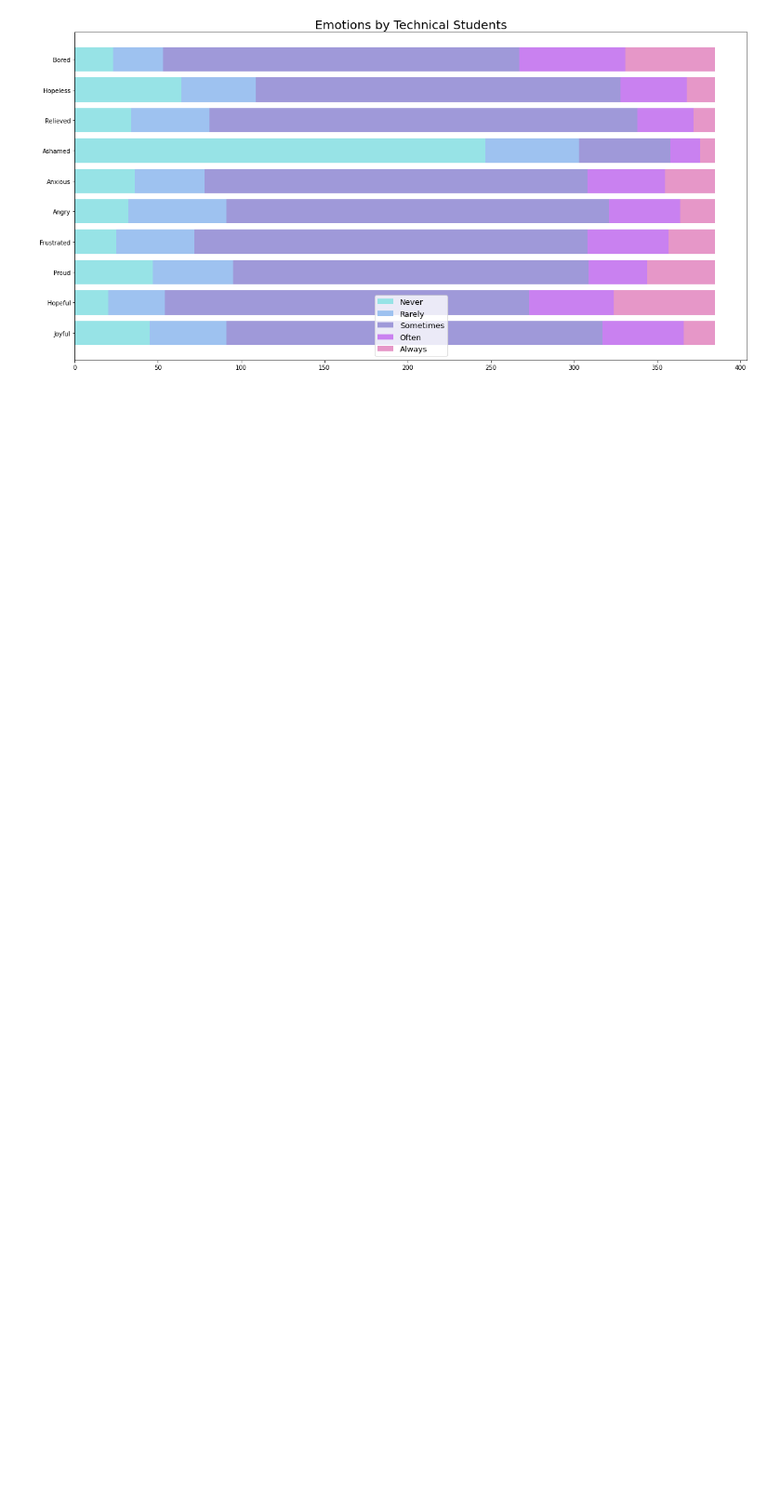
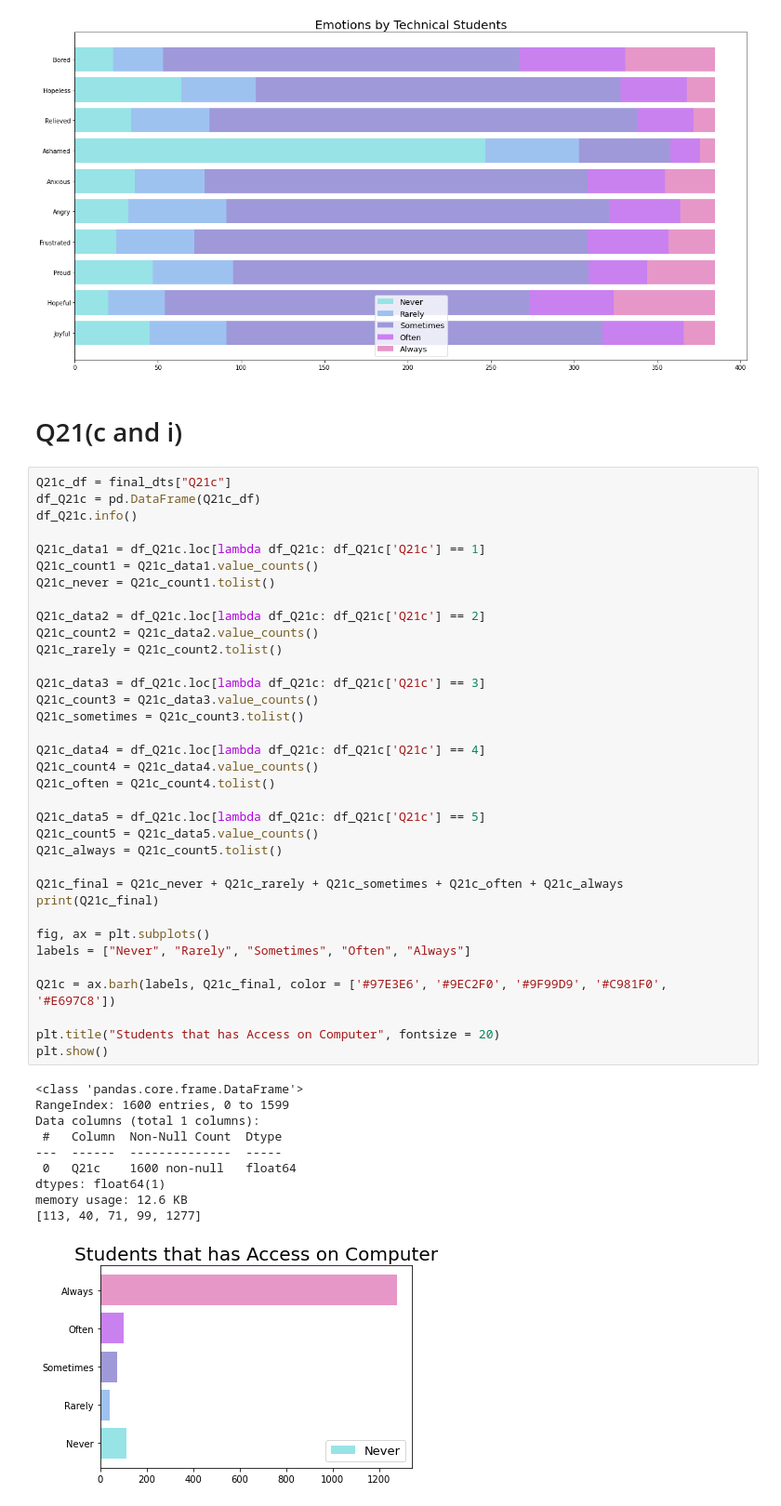
Before and after one commit to Jayres18/BAT404-Project, a Jupyter notebook: visualization.ipynb, the cells around one changed output. Shown at 93% size. Drawn from its saved outputs; the diff is of its cells as text; blank space fills up the shorter version.

```diff
--- a/visualization.ipynb
+++ b/visualization.ipynb
@@ -1813,3 +1813,51 @@ ax.legend(labels, fontsize = 13)
 plt.show()
 # %% [output]
 [figure]
+# %% [markdown]
+# Q21(c and i)
+# %%
+Q21c_df = final_dts["Q21c"]
+df_Q21c = pd.DataFrame(Q21c_df)
+df_Q21c.info()
+
+Q21c_data1 = df_Q21c.loc[lambda df_Q21c: df_Q21c['Q21c'] == 1]
+Q21c_count1 = Q21c_data1.value_counts()
+Q21c_never = Q21c_count1.tolist()
+
+Q21c_data2 = df_Q21c.loc[lambda df_Q21c: df_Q21c['Q21c'] == 2]
+Q21c_count2 = Q21c_data2.value_counts()
+Q21c_rarely = Q21c_count2.tolist()
+
+Q21c_data3 = df_Q21c.loc[lambda df_Q21c: df_Q21c['Q21c'] == 3]
+Q21c_count3 = Q21c_data3.value_counts()
+Q21c_sometimes = Q21c_count3.tolist()
+
+Q21c_data4 = df_Q21c.loc[lambda df_Q21c: df_Q21c['Q21c'] == 4]
+Q21c_count4 = Q21c_data4.value_counts()
+Q21c_often = Q21c_count4.tolist()
+
+Q21c_data5 = df_Q21c.loc[lambda df_Q21c: df_Q21c['Q21c'] == 5]
+Q21c_count5 = Q21c_data5.value_counts()
+Q21c_always = Q21c_count5.tolist()
+
+Q21c_final = Q21c_never + Q21c_rarely + Q21c_sometimes + Q21c_often + Q21c_always
+print(Q21c_final)
+
+fig, ax = plt.subplots()
+labels = ["Never", "Rarely", "Sometimes", "Often", "Always"]
+
+Q21c = ax.barh(labels, Q21c_final, color = ['#97E3E6', '#9EC2F0', '#9F99D9', '#C981F0', '#E697C8'])
+
+plt.title("Students that has Access on Computer", fontsize = 20)
+plt.show()
+# %% [output]
+<class 'pandas.core.frame.DataFrame'>
+RangeIndex: 1600 entries, 0 to 1599
+Data columns (total 1 columns):
+ #   Column  Non-Null Count  Dtype
+---  ------  --------------  -----
+ 0   Q21c    1600 non-null   float64
+dtypes: float64(1)
+memory usage: 12.6 KB
+[113, 40, 71, 99, 1277]
+[figure, added]
```
Also changed, not shown: parts of 1 cell of this notebook.
